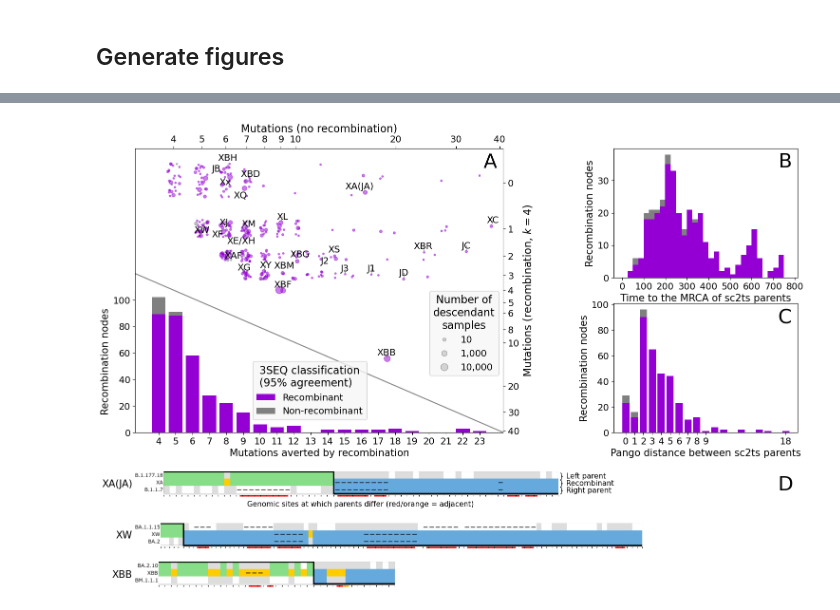
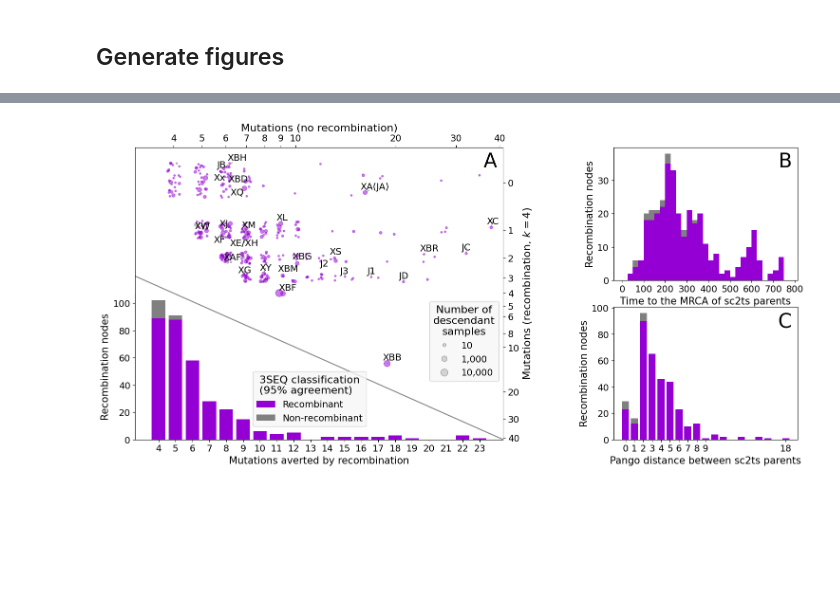
Before and after one commit to jeromekelleher/sc2ts-paper, a Jupyter notebook: notebooks/fig_recombinant_evidence.ipynb, the cells around one changed output, grey strips where cells are left out. Drawn from its saved outputs; the diff is of its cells as text; code cells hidden in the pictures; blank space fills up the shorter version.

Commit message:
Drop the copying patterns from the main text Fig.

```diff
--- a/notebooks/fig_recombinant_evidence.ipynb
+++ b/notebooks/fig_recombinant_evidence.ipynb
@@ -665,10 +665,10 @@ def draw_recombinants_figure(col, method_label, show_copying_patterns=False):
                             "Genomic sites at which parents differ (red/orange = adjacent)", size=11, zorder=10, ha="center")
 # %%
 draw_recombinants_figure("is_3seq_recombinant", "3SEQ classification",
-                        show_copying_patterns=True)
+                        show_copying_patterns=False)
 plt.savefig("../figures/recombinant_evidence.pdf", bbox_inches="tight");
 # %% [output]
-[figure, old version]
+[figure, new version]
 # %%
 draw_recombinants_figure("is_cov_recomb_recombinant", "CovRecomb classification")
 plt.savefig("../figures/recombinant_evidence_cov_recomb.pdf", bbox_inches="tight");
```
Also changed, not shown: parts of 6 cells of this notebook, 6 other files.
